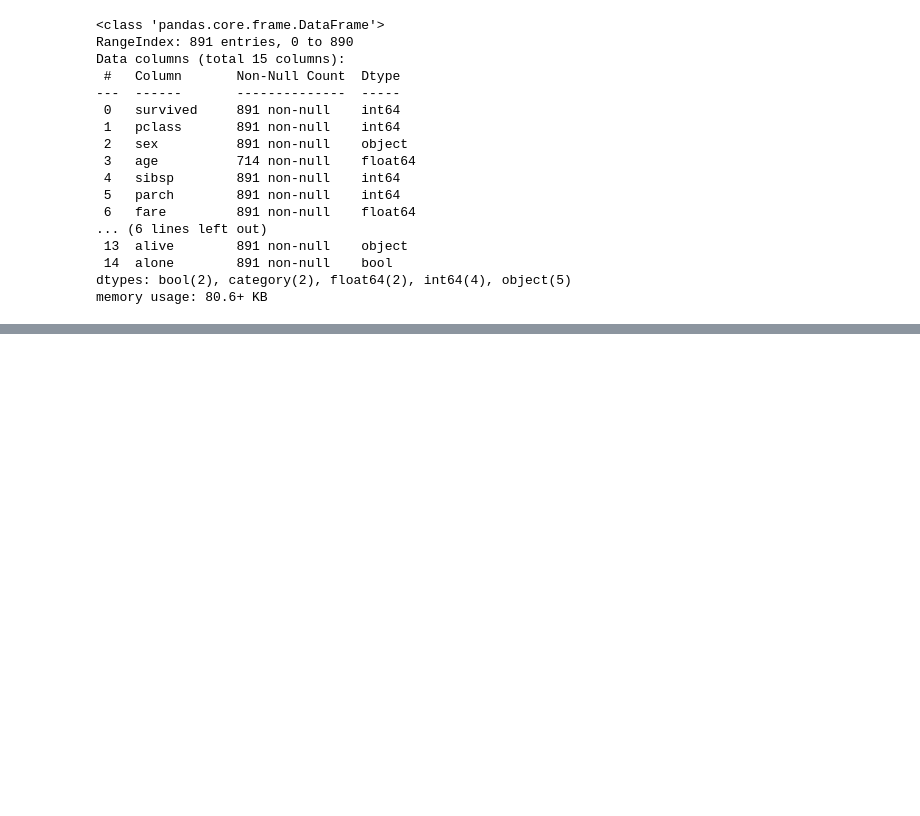
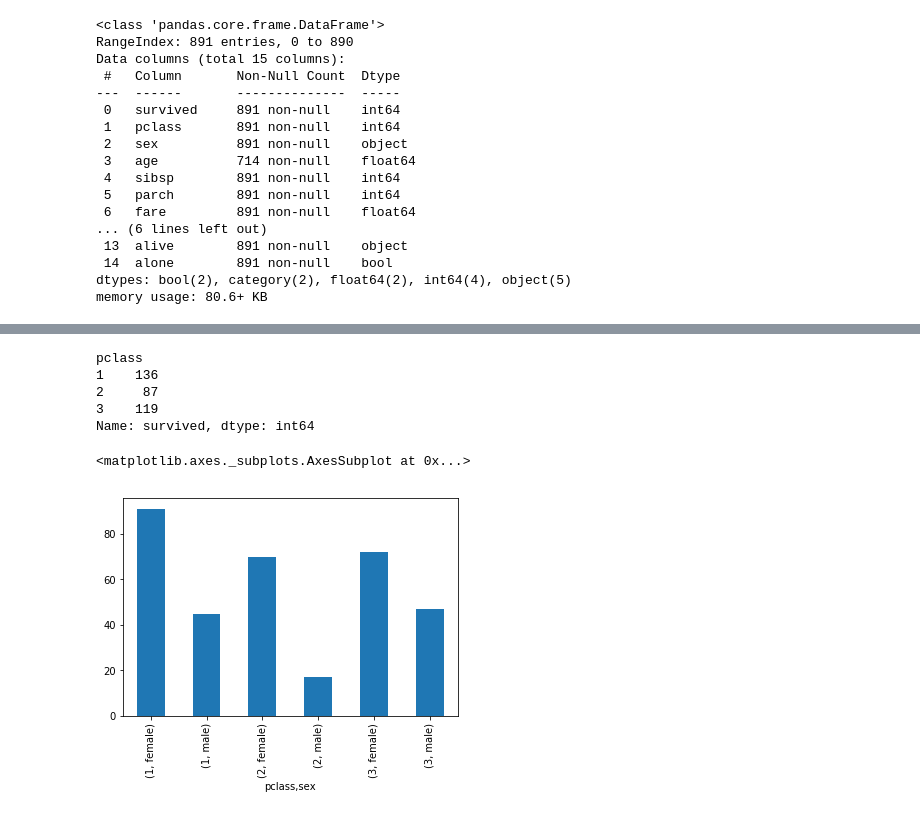
Before and after one commit to tanny1023/ML100-Days, a Jupyter notebook: D21 運用實際資料集進行資料視覺化練習_蔡欣恬.ipynb, the cells around one changed output, grey strips where cells are left out. Cells and saved outputs as stored; diff of their text form; code cells hidden in the pictures; blank space fills up the shorter version.

```diff
--- a/D21 運用實際資料集進行資料視覺化練習_蔡欣恬.ipynb
+++ b/D21 運用實際資料集進行資料視覺化練習_蔡欣恬.ipynb
@@ -38,0 +50,14 @@ memory usage: 80.6+ KB
+# %%
+df.groupby('pclass').survived.sum()
+# %% [output]
+pclass
+1    136
+2     87
+3    119
+Name: survived, dtype: int64
+# %%
+survived=df.groupby(['pclass','sex']).survived.sum()
+survived.plot(kind='bar')
+# %% [output]
+<matplotlib.axes._subplots.AxesSubplot at 0x...>
+[figure, added]
```
Also changed, not shown: parts of 6 cells of this notebook.
